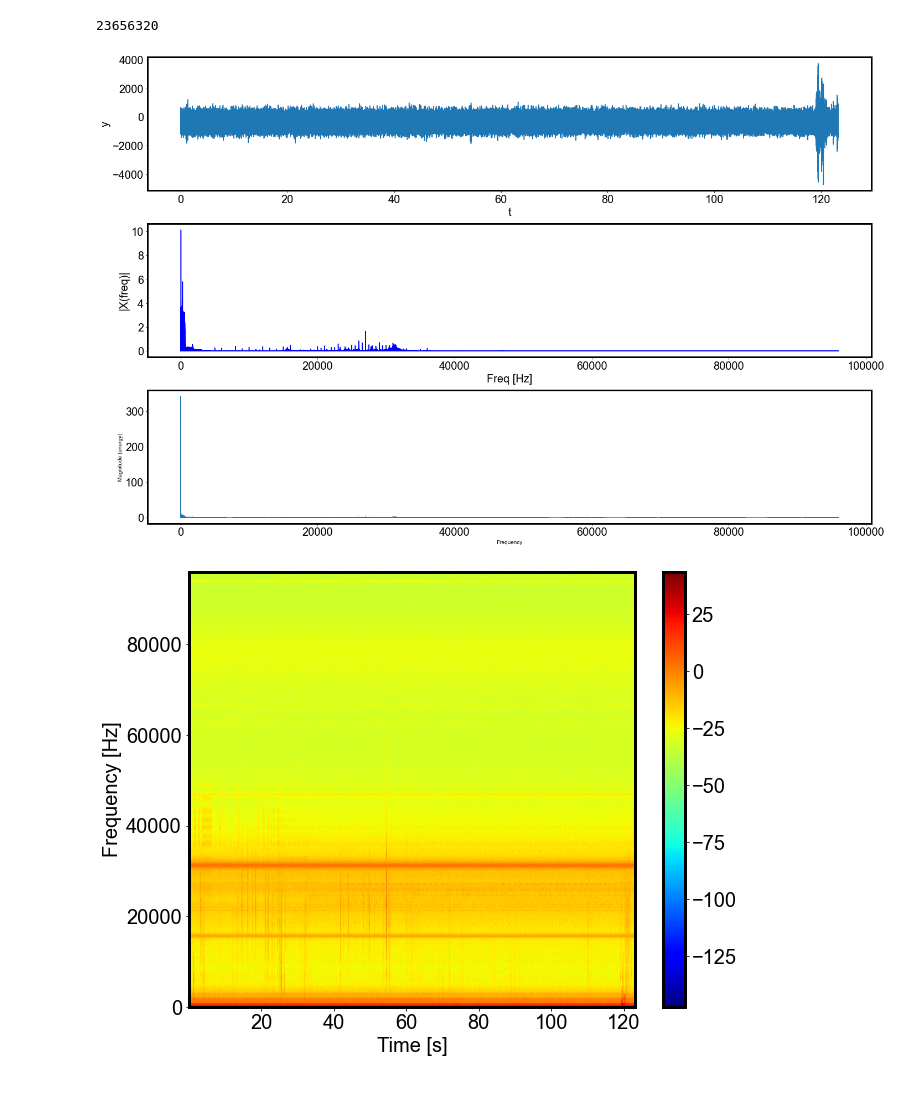
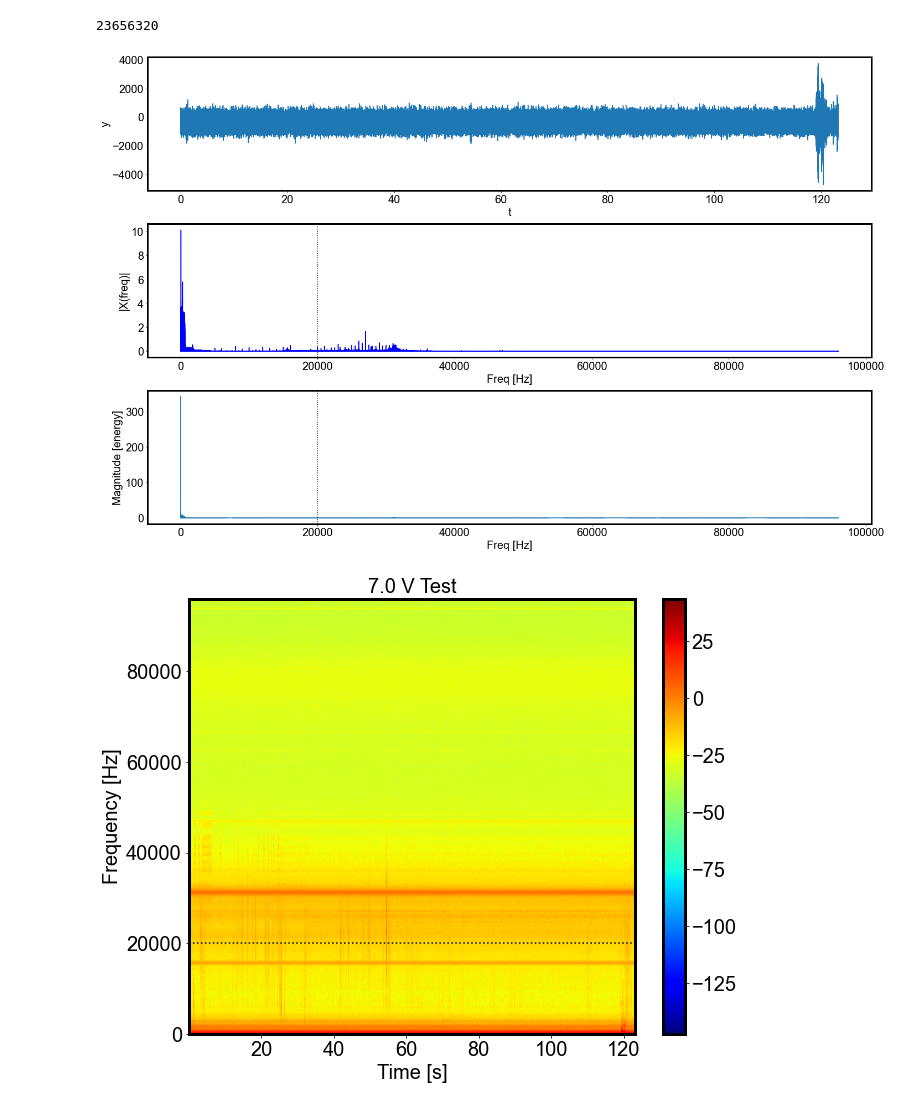
Before and after one commit to naureeng/SWC_ultrasound, a Jupyter notebook: SWC_Ultrasonic.ipynb, the cells around one changed output. Drawn from its saved outputs; the diff is of its cells as text; code cells hidden in the pictures.

```diff
--- a/SWC_Ultrasonic.ipynb
+++ b/SWC_Ultrasonic.ipynb
@@ -38,7 +38,7 @@ if not sys.warnoptions:
     import warnings
     warnings.simplefilter("ignore")
 # %%
-## wav data
+## wav data -- 7.0V test
 wav_file_name = 'Ultrasonic2020-10-16T10_12_54.wav'
 sr, signal = wavfile.read(wav_file_name)
 
@@ -58,12 +58,16 @@ frq, X = frequency_spectrum(y, sr)
 
 plt.subplot(3, 1, 2)
 plt.plot(frq, X, 'b')
+plt.axvline(20000, color='k', linestyle=':')
 plt.xlabel('Freq [Hz]', fontsize=20)
 plt.ylabel('|X(freq)|', fontsize=20)
 plt.tight_layout()
 
 plt.subplot(3, 1, 3)
 magspec = plt.magnitude_spectrum(y, sr) # returns tuple with frequencies and associated magnitudes
+plt.xlabel('Freq [Hz]', fontsize=20)
+plt.ylabel('Magnitude [energy]', fontsize=20)
+plt.axvline(20000, color='k', linestyle=':')
 
 plt.rcParams['xtick.labelsize'] = 20
 plt.rcParams['ytick.labelsize'] = 20
@@ -72,16 +76,18 @@ plt.rcParams['axes.linewidth'] = 3
 plt.show()
 # %% [output]
 23656320
-[figure, old version]
+[figure, new version]
 # %%
 plt.figure(figsize=(10,8))
 Pxx, freqs, bins, im = plt.specgram(signal, NFFT=1024, Fs=sr, noverlap=900, cmap='jet')
 plt.xlabel('Time [s]', fontsize=20)
 plt.ylabel('Frequency [Hz]', fontsize=20)
 plt.colorbar()
+plt.axhline(20000, color='k', linestyle=':')
+plt.title('7.0 V Test', fontsize=20)
 
 plt.rcParams['xtick.labelsize'] = 20
 plt.rcParams['ytick.labelsize'] = 20
 plt.rcParams['axes.linewidth'] = 3
 # %% [output]
-[figure, old version]
+[figure, new version]
```
Also changed, not shown: parts of 6 cells of this notebook.
